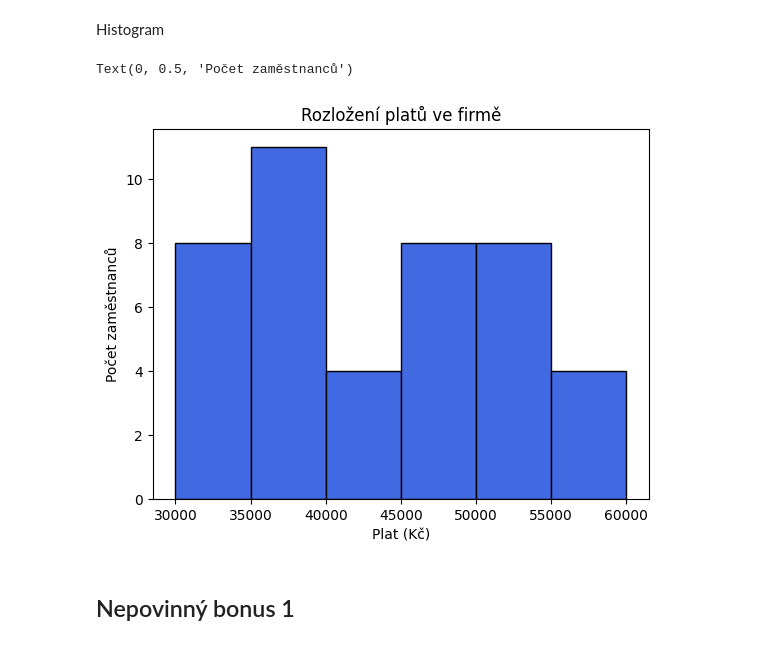
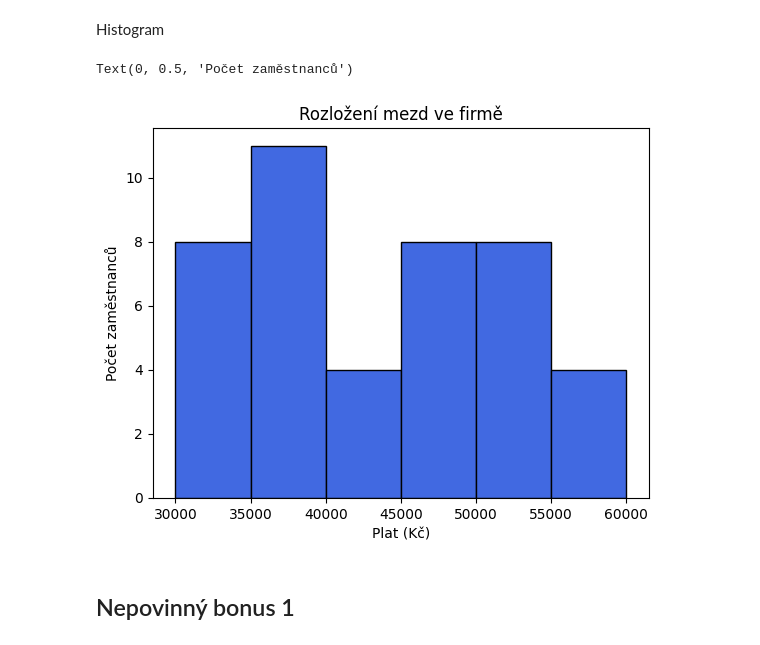
Before and after one commit to loukotoval/python-1, a Jupyter notebook: DU_11.ipynb, the cells around one changed output. Saved outputs shown, nothing was run; the diff lists cells and outputs as text; code cells hidden in the pictures.

```diff
--- a/DU_11.ipynb
+++ b/DU_11.ipynb
@@ -17,13 +17,13 @@ extremy
 # %% [markdown]
 Histogram
 # %%
-plt = platy["plat"].plot(kind="hist", range=[30_000, 60_000], bins=6, color="royalblue", edgecolor = "black", title = "Rozložení platů ve firmě")
+plt = platy["plat"].plot(kind="hist", range=[30_000, 60_000], bins=6, color="royalblue", edgecolor = "black", title = "Rozložení mezd ve firmě")
 
 plt.set_xlabel("Plat (Kč)")
 plt.set_ylabel("Počet zaměstnanců")
 # %% [output]
 Text(0, 0.5, 'Počet zaměstnanců')
-[figure, old version]
+[figure, new version]
 # %% [markdown]
 ## Nepovinný bonus 1
 # %% [markdown]
```
Also changed, not shown: parts of 3 cells of this notebook.
